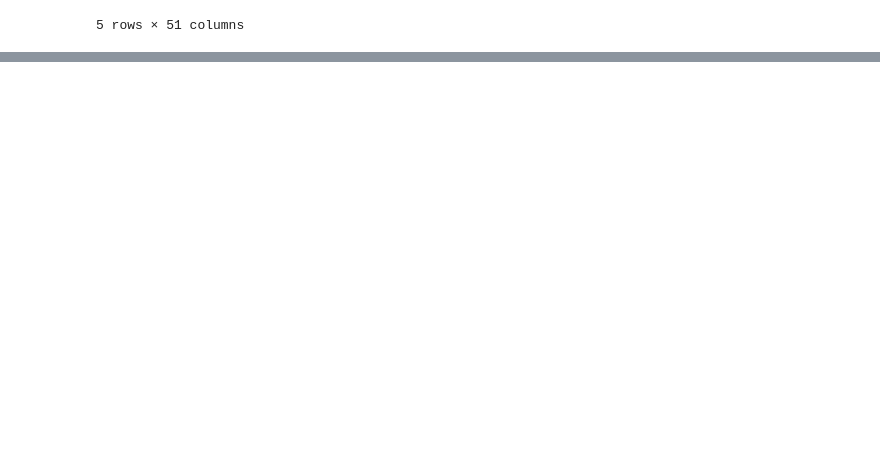
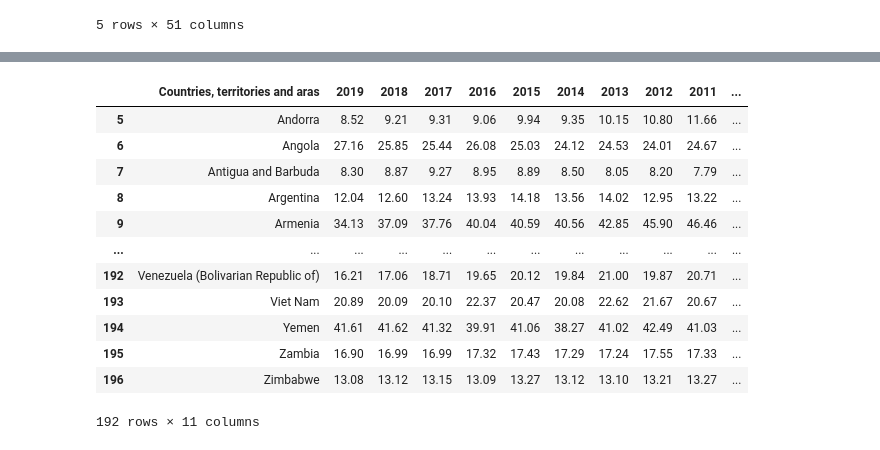
Before and after one commit to YatHui/EveryBreathYouTake, a Jupyter notebook: data_sets/air_quality/air_quality.ipynb, the cells around one changed output, grey strips where cells are left out. Cells and saved outputs as stored; diff of their text form; code cells hidden in the pictures; blank space fills up the shorter version.

```diff
--- a/data_sets/air_quality/air_quality.ipynb
+++ b/data_sets/air_quality/air_quality.ipynb
@@ -62,0 +86,21 @@ df_2019
+# %%
+columns_to_process = ['2019', '2018', '2017', '2016', '2015', '2014', '2013', '2012', '2011', '2010']
+
+for col in columns_to_process:
+    df_total[col] = df_total[col].str.extract(r'^([\d.]+)')
+
+df_total
+# %% [output]
+|  | Countries, territories and aras | 2019 | 2018 | 2017 | 2016 | 2015 | 2014 | 2013 | 2012 | 2011 | ... |
+| 5 | Andorra | 8.52 | 9.21 | 9.31 | 9.06 | 9.94 | 9.35 | 10.15 | 10.80 | 11.66 | ... |
+| 6 | Angola | 27.16 | 25.85 | 25.44 | 26.08 | 25.03 | 24.12 | 24.53 | 24.01 | 24.67 | ... |
+| 7 | Antigua and Barbuda | 8.30 | 8.87 | 9.27 | 8.95 | 8.89 | 8.50 | 8.05 | 8.20 | 7.79 | ... |
+| 8 | Argentina | 12.04 | 12.60 | 13.24 | 13.93 | 14.18 | 13.56 | 14.02 | 12.95 | 13.22 | ... |
+| 9 | Armenia | 34.13 | 37.09 | 37.76 | 40.04 | 40.59 | 40.56 | 42.85 | 45.90 | 46.46 | ... |
+| ... | ... | ... | ... | ... | ... | ... | ... | ... | ... | ... | ... |
+| 192 | Venezuela (Bolivarian Republic of) | 16.21 | 17.06 | 18.71 | 19.65 | 20.12 | 19.84 | 21.00 | 19.87 | 20.71 | ... |
+| 193 | Viet Nam | 20.89 | 20.09 | 20.10 | 22.37 | 20.47 | 20.08 | 22.62 | 21.67 | 20.67 | ... |
+| 194 | Yemen | 41.61 | 41.62 | 41.32 | 39.91 | 41.06 | 38.27 | 41.02 | 42.49 | 41.03 | ... |
+| 195 | Zambia | 16.90 | 16.99 | 16.99 | 17.32 | 17.43 | 17.29 | 17.24 | 17.55 | 17.33 | ... |
+| 196 | Zimbabwe | 13.08 | 13.12 | 13.15 | 13.09 | 13.27 | 13.12 | 13.10 | 13.21 | 13.27 | ... |
+192 rows × 11 columns
```
Also changed, not shown: parts of 14 cells of this notebook, 2 other files.
